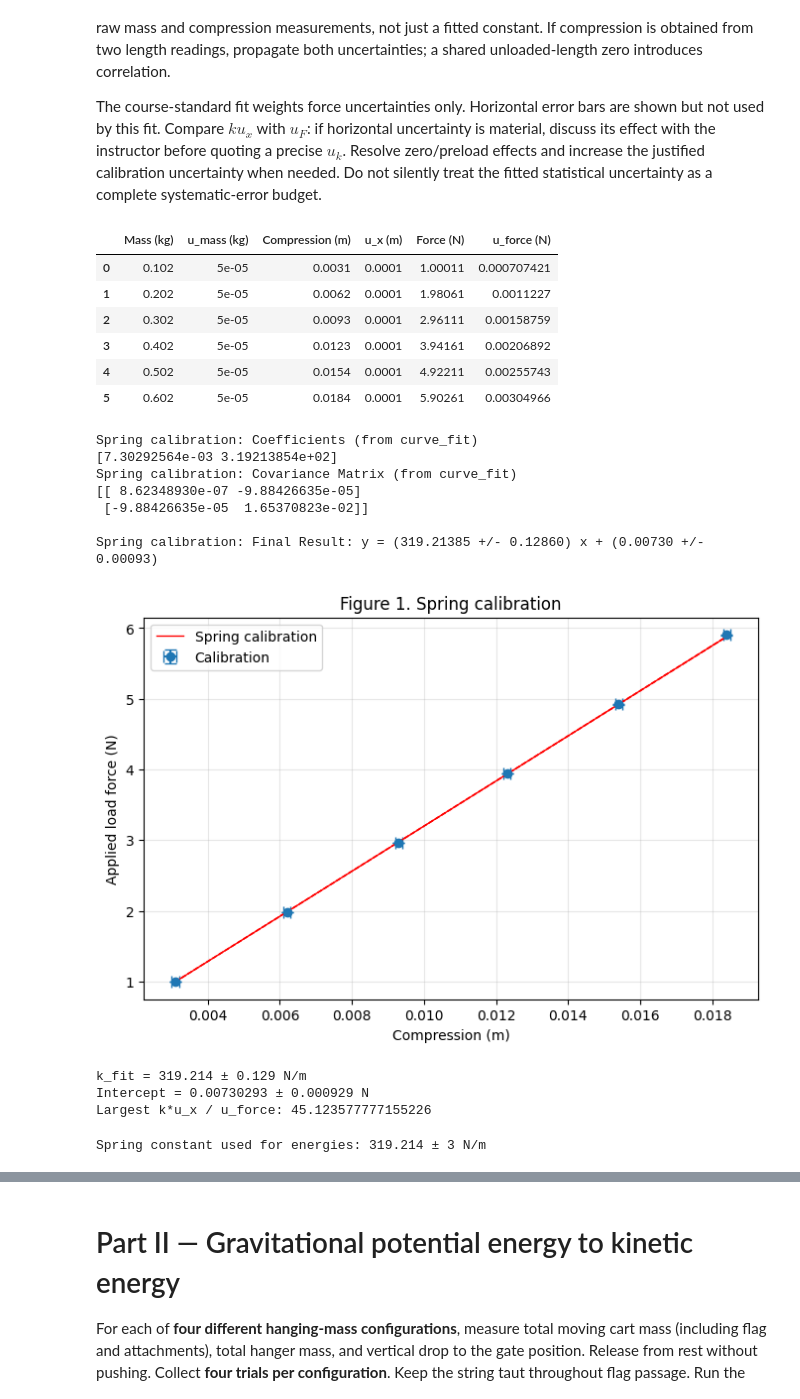
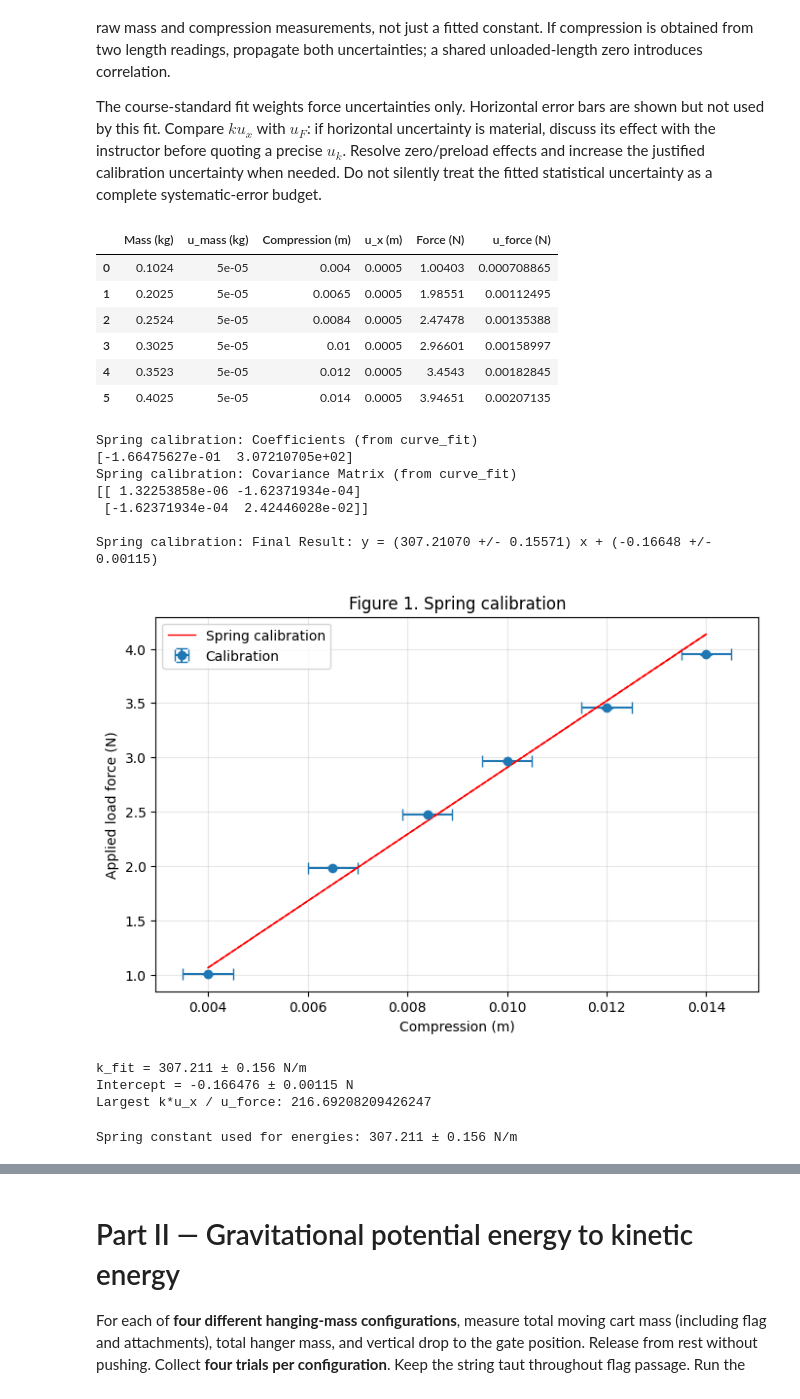
Before and after one commit to JacobRojas25/Phys201L, a Jupyter notebook: labs/Lab05_Air_Track_Conservation_of_Energy/Lab05_Air_Track_Conservation_of_Energy.ipynb, the cells around one changed output, grey strips where cells are left out. Cells and saved outputs as stored; diff of their text form; code cells hidden in the pictures.

```diff
--- a/labs/Lab05_Air_Track_Conservation_of_Energy/Lab05_Air_Track_Conservation_of_Energy.ipynb
+++ b/labs/Lab05_Air_Track_Conservation_of_Energy/Lab05_Air_Track_Conservation_of_Energy.ipynb
@@ -159,67 +159,67 @@ Create a labeled **load force versus compression** graph in Capstone (Table & Gr
 The course-standard fit weights force uncertainties only. Horizontal error bars are shown but not used by this fit. Compare $k u_x$ with $u_F$: if horizontal uncertainty is material, discuss its effect with the instructor before quoting a precise $u_k$. Resolve zero/preload effects and increase the justified calibration uncertainty when needed. Do not silently treat the fitted statistical uncertainty as a complete systematic-error budget.
 # %%
 # REPLACE all calibration values with team measurements. Mass includes washer.
-load_mass = np.array([0.102, 0.202, 0.302, 0.402, 0.502, 0.602]) # kg
+load_mass = np.array([0.1024, 0.2025, 0.2524, 0.3025, 0.3523, 0.4025]) # kg
 u_load_mass = np.full(6, 0.00005) # kg
-compression = np.array([0.0031, 0.0062, 0.0093, 0.0123, 0.0154, 0.0184]) # m
-u_compression = np.full(6, 0.0001) # m
+compression = np.array([0.004, 0.0065, 0.0084, 0.010, 0.012, 0.014]) # m
+u_compression = np.full(6, 0.0005) # m
 if not (load_mass.shape == u_load_mass.shape == compression.shape == u_compression.shape):
     raise ValueError("Calibration arrays must have matching shapes")
 if len(load_mass) < 4 or np.unique(compression).size < 4:
     raise ValueError("Use at least four distinct calibration compressions")
 for values in [load_mass, u_load_mass, compression, u_compression]:
     if not np.all(np.isfinite(values)) or np.any(values <= 0):
         raise ValueError("Calibration entries must be finite and positive")
 if np.any(load_mass > 1.1):
     raise ValueError("Never exceed the 1.1 kg spring load limit")
 force = load_mass*g
 u_force = np.hypot(g*u_load_mass, load_mass*u_g)
 display(pd.DataFrame({"Mass (kg)":load_mass, "u_mass (kg)":u_load_mass,
                       "Compression (m)":compression, "u_x (m)":u_compression,
                       "Force (N)":force, "u_force (N)":u_force}))
 plt.figure(figsize=(8, 5))
 plt.errorbar(compression, force, xerr=u_compression, yerr=u_force, fmt="o", capsize=4, label="Calibration")
 b_cal, k_fit, u_b_cal, u_k_fit = p201.linear_fit_plot_errors(
     compression, force, u_force, plt, labelstring="Spring calibration")
 plt.xlabel("Compression (m)")
 plt.ylabel("Applied load force (N)")
 plt.title("Figure 1. Spring calibration")
 plt.grid(alpha=0.3)
 plt.legend()
 plt.show()
 positive(k_fit=k_fit, u_k_fit=u_k_fit)
 print(f"k_fit = {k_fit:.6g} ± {u_k_fit:.3g} N/m")
 print(f"Intercept = {b_cal:.6g} ± {u_b_cal:.3g} N")
 print("Largest k*u_x / u_force:", np.max(k_fit*u_compression/u_force))
 # %% [output]
 |  | Mass (kg) | u_mass (kg) | Compression (m) | u_x (m) | Force (N) | u_force (N) |
-| 0 | 0.102 | 5e-05 | 0.0031 | 0.0001 | 1.00011 | 0.000707421 |
-| 1 | 0.202 | 5e-05 | 0.0062 | 0.0001 | 1.98061 | 0.0011227 |
-| 2 | 0.302 | 5e-05 | 0.0093 | 0.0001 | 2.96111 | 0.00158759 |
-| 3 | 0.402 | 5e-05 | 0.0123 | 0.0001 | 3.94161 | 0.00206892 |
-| 4 | 0.502 | 5e-05 | 0.0154 | 0.0001 | 4.92211 | 0.00255743 |
-| 5 | 0.602 | 5e-05 | 0.0184 | 0.0001 | 5.90261 | 0.00304966 |
+| 0 | 0.1024 | 5e-05 | 0.004 | 0.0005 | 1.00403 | 0.000708865 |
+| 1 | 0.2025 | 5e-05 | 0.0065 | 0.0005 | 1.98551 | 0.00112495 |
+| 2 | 0.2524 | 5e-05 | 0.0084 | 0.0005 | 2.47478 | 0.00135388 |
+| 3 | 0.3025 | 5e-05 | 0.01 | 0.0005 | 2.96601 | 0.00158997 |
+| 4 | 0.3523 | 5e-05 | 0.012 | 0.0005 | 3.4543 | 0.00182845 |
+| 5 | 0.4025 | 5e-05 | 0.014 | 0.0005 | 3.94651 | 0.00207135 |
 Spring calibration: Coefficients (from curve_fit)
-[7.30292564e-03 3.19213854e+02]
+[-1.66475627e-01  3.07210705e+02]
 Spring calibration: Covariance Matrix (from curve_fit)
-[[ 8.62348930e-07 -9.88426635e-05]
- [-9.88426635e-05  1.65370823e-02]]
+[[ 1.32253858e-06 -1.62371934e-04]
+ [-1.62371934e-04  2.42446028e-02]]
 
-Spring calibration: Final Result: y = (319.21385 +/- 0.12860) x + (0.00730 +/- 0.00093)
+Spring calibration: Final Result: y = (307.21070 +/- 0.15571) x + (-0.16648 +/- 0.00115)
-[figure, old version]
+[figure, new version]
-k_fit = 319.214 ± 0.129 N/m
-Intercept = 0.00730293 ± 0.000929 N
-Largest k*u_x / u_force: 45.123577777155226
+k_fit = 307.211 ± 0.156 N/m
+Intercept = -0.166476 ± 0.00115 N
+Largest k*u_x / u_force: 216.69208209426247
 # %%
 # REPLACE with a justified additional calibration uncertainty budget, if needed.
 # Example allowance illustrates horizontal-reading and calibration effects.
-u_k_additional = 3.0 # N/m; discuss and justify, do not copy automatically
+u_k_additional = 0 # N/m; discuss and justify, do not copy automatically
 if not np.isfinite(u_k_additional) or u_k_additional < 0:
     raise ValueError("Additional calibration uncertainty must be finite and nonnegative")
 k = k_fit
 u_k = np.hypot(u_k_fit, u_k_additional)
 print(f"Spring constant used for energies: {k:.6g} ± {u_k:.3g} N/m")
 # %% [output]
-Spring constant used for energies: 319.214 ± 3 N/m
+Spring constant used for energies: 307.211 ± 0.156 N/m
 # %% [markdown]
 **Calibration checkpoint:** REPLACE WITH YOUR interpretation of linearity, intercept, compression uncertainty, repeatability/hysteresis, usable compression range, and the uncertainty budget adopted for k. Resolve issues before launch trials.
```
Also changed, not shown: parts of 14 cells of this notebook.
